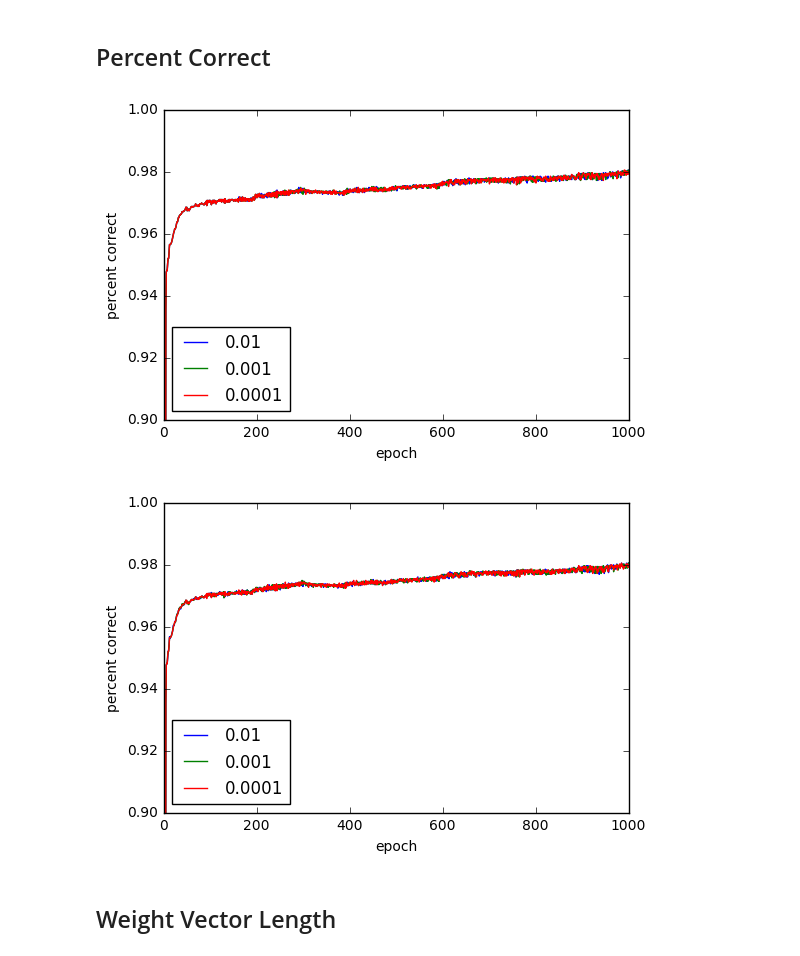
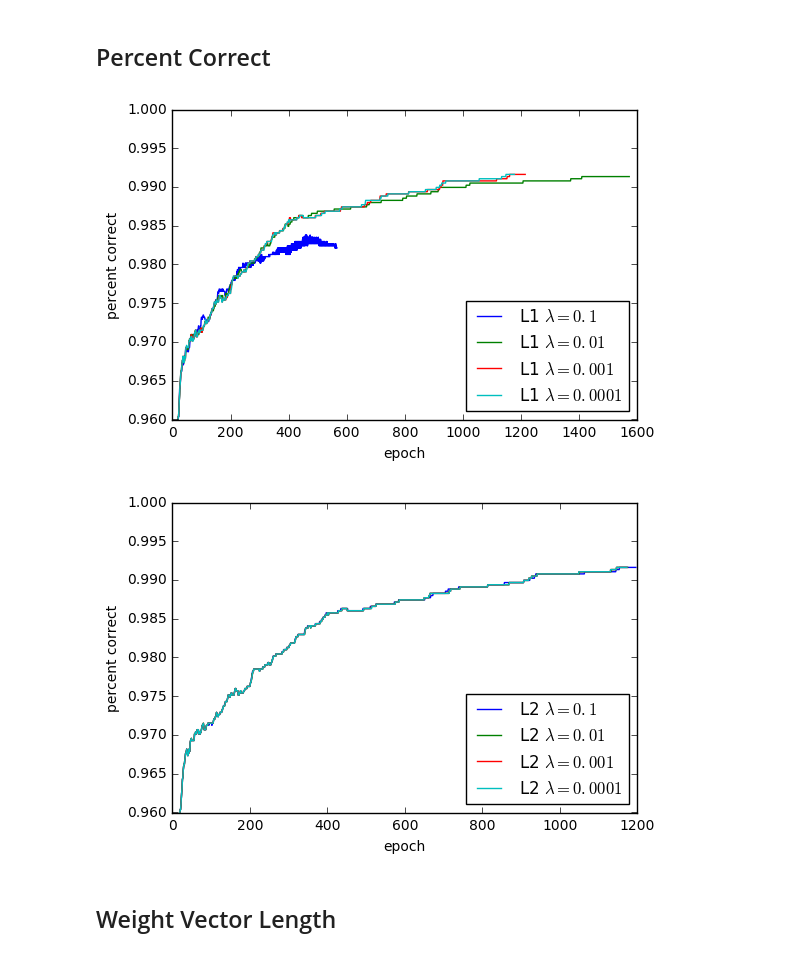
Before and after one commit to qobilidop/CSE-253-PA, a Jupyter notebook: 1/regularization.ipynb, the cells around one changed output. Cells and saved outputs as stored; diff of their text form; code cells hidden in the pictures.

```diff
--- a/1/regularization.ipynb
+++ b/1/regularization.ipynb
@@ -10,9 +10,12 @@ from nn import Logistic
 from tools import train
 
 
-def experiment(lam, regularization,
-               initial_rate, T,
-               epoch_min, epoch_max, early_stopping):
+def experiment(regularization, lam,
+               initial_rate=1e-4, T=200,
+               epoch_min=500, epoch_max=None, early_stopping=3):
+    print(regularization, lam)
+    print(initial_rate, T)
+    print(epoch_min, epoch_max, early_stopping)
 
     # Annealing
     def rate(t):
@@ -20,39 +23,17 @@ def experiment(lam, regularization,
 
     # Train
     dss = read_logistic_data_sets(2, 3)
-    print('Training set size:', dss.train.size)
-    print('Hold-out set size:', dss.validation.size)
-    print('Test set size:', dss.test.size)
     results = train(Logistic, dss, rate=rate,
                     lam=lam, regularization=regularization,
                     epoch_min=epoch_min, epoch_max=epoch_max,
                     early_stopping=early_stopping)
 
-#     # Plot
-#     # label = '{}{}'.format(class_1, class_2)
-
-#     results.plot_loss_function()
-#     # plt.savefig('figs/logistic_{}_E.pdf'.format(label))
-#     plt.ylim(0, 3)
-#     # plt.savefig('figs/logistic_{}_E_zoom.pdf'.format(label))
-#     plt.plot()
-
-#     results.plot_percent_correct()
-#     # plt.savefig('figs/logistic_{}_c.pdf'.format(label))
-#     plt.ylim(0.9, 1)
-#     # plt.savefig('figs/logistic_{}_c_zoom.pdf'.format(label))
-#     plt.plot()
-
     return results
 # %%
 %%time
-lams = [0.01, 0.001, 0.0001]
+lams = [1e-1, 1e-2, 1e-3, 1e-4]
 r = {}
 for L in ['L1', 'L2']:
-    for lam in [0.01, 0.001, 0.0001]:
-        r[(lam, L)] = experiment(
-            lam=lam, regularization=L,
-            initial_rate=1e-3, T=42,
-            epoch_min=500, epoch_max=1000, early_stopping=3
-        )
+    for lam in lams:
+        r[(L, lam)] = experiment(L, lam)
 # %% [output]
@@ -81,16 +59,17 @@ Wall time: 8min 57s
 # %%
 for L in ['L1', 'L2']:
     plt.figure()
     for lam in lams:
-        plt.plot(r[(lam, L)].records['c_train'], label=lam)
+        plt.plot(r[(L, lam)].records['c_train'],
+                 label='{} $\lambda = {}$'.format(L, lam))
     plt.legend(loc=0)
     plt.xlabel('epoch')
     plt.ylabel('percent correct')
-    plt.plot()
-    plt.ylim(0.9, 1)
+    plt.ylim(0.96, 1)
+    plt.savefig('figs/{}_percent_correct.pdf'.format(L))
 # %% [output]
-[figure, old version]
+[figure, new version]
-[figure, old version]
+[figure, new version]
 # %% [markdown]
 ## Weight Vector Length
 # %%
```
Also changed, not shown: parts of 5 cells of this notebook, 2 other files.
